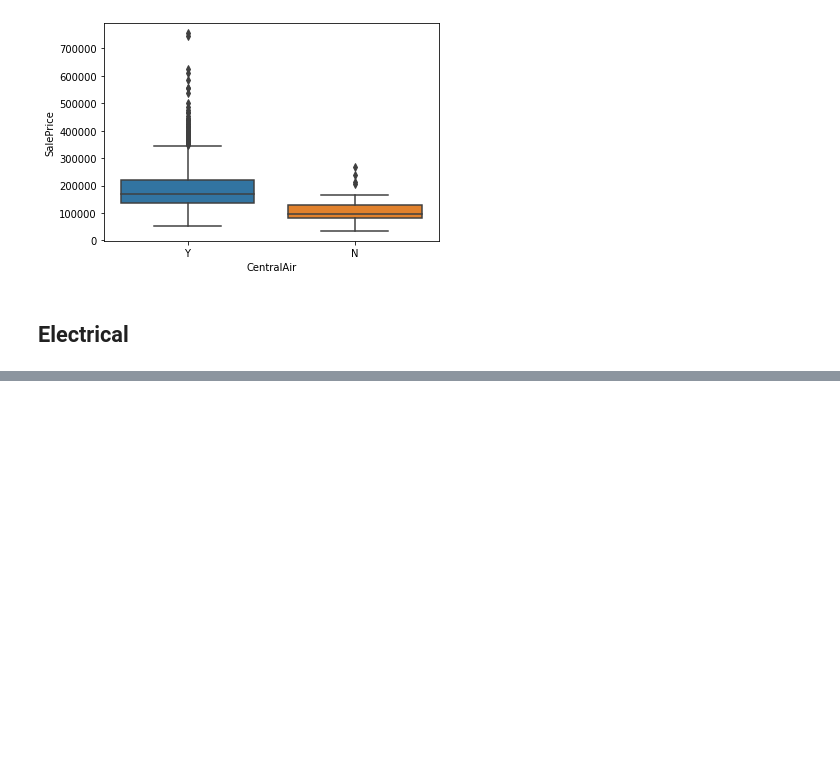
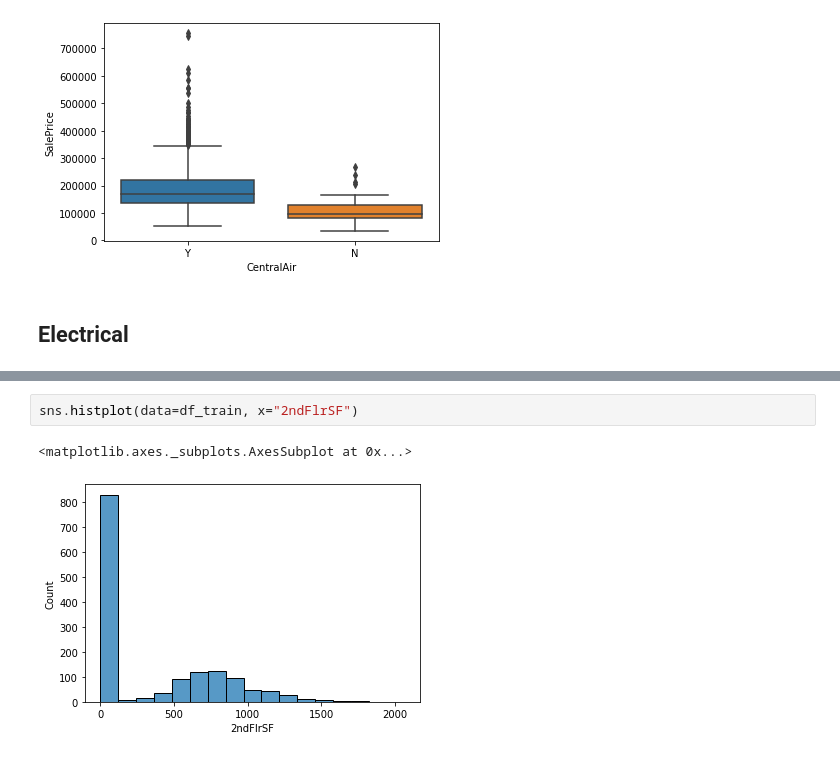
Before and after one commit to FoseFx/HousePrices, a Jupyter notebook: Data_exploration_housing_prices.ipynb, the cells around one changed output, grey strips where cells are left out. Saved outputs shown, nothing was run; the diff lists cells and outputs as text; blank space fills up the shorter version.

```diff
--- a/Data_exploration_housing_prices.ipynb
+++ b/Data_exploration_housing_prices.ipynb
@@ -867,0 +920,5 @@ sns.boxplot(data=df_train, x="CentralAir", y="SalePrice")
+# %%
+sns.histplot(data=df_train, x="2ndFlrSF")
+# %% [output]
+<matplotlib.axes._subplots.AxesSubplot at 0x...>
+[figure, added]
```
Also changed, not shown: parts of 20 cells of this notebook.
